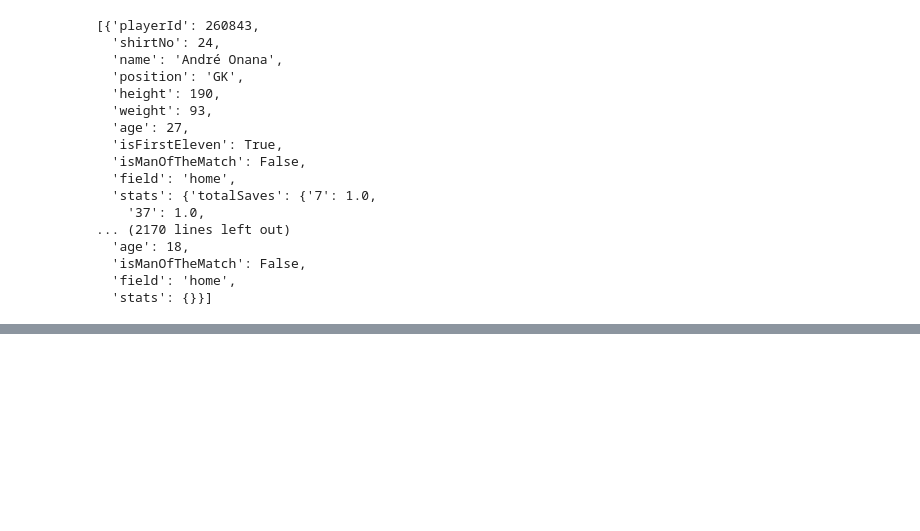
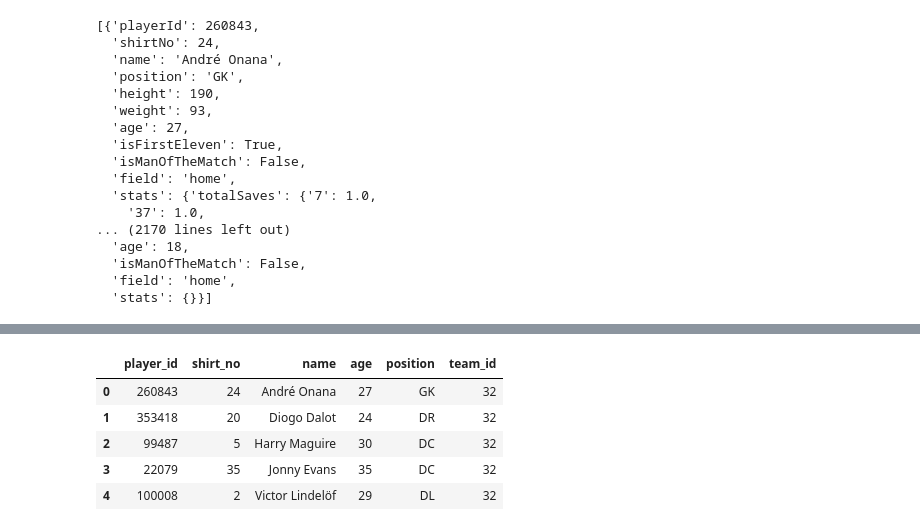
Before and after one commit to zk4621/WhoScored-Data, a Jupyter notebook: WhoScored_Data.ipynb, the cells around one changed output, grey strips where cells are left out. Drawn from its saved outputs; the diff is of its cells as text; code cells hidden in the pictures; blank space fills up the shorter version.

Commit message:
Query the data

```diff
--- a/WhoScored_Data.ipynb
+++ b/WhoScored_Data.ipynb
@@ -303,3 +303,15 @@ def insert_players(team_info, supabase):
     execution = supabase.table('players').upsert(players).execute()
 # %%
 insert_players(team_info, supabase)
+# %%
+import psycopg2
+
+conn = psycopg2.connect(
+    user="postgres",
+    password=supabase_password,
+    host="db.qewxmoqihlqrrskwmjyi.supabase.co",
+    port=5432,
+    database="postgres"
+)
+# %%
+cursor = conn.cursor()
@@ -305,0 +322,2 @@ insert_players(team_info, supabase)
+# %%
+records = cursor.fetchall()
@@ -305,0 +344,11 @@ insert_players(team_info, supabase)
+# %%
+df = pd.DataFrame(records, columns=[desc[0] for desc in cursor.description])
+# %%
+df.head(5)
+# %% [output]
+|  | player_id | shirt_no | name | age | position | team_id |
+| 0 | 260843 | 24 | André Onana | 27 | GK | 32 |
+| 1 | 353418 | 20 | Diogo Dalot | 24 | DR | 32 |
+| 2 | 99487 | 5 | Harry Maguire | 30 | DC | 32 |
+| 3 | 22079 | 35 | Jonny Evans | 35 | DC | 32 |
+| 4 | 100008 | 2 | Victor Lindelöf | 29 | DL | 32 |
```
Also changed, not shown: parts of 2 cells of this notebook.
